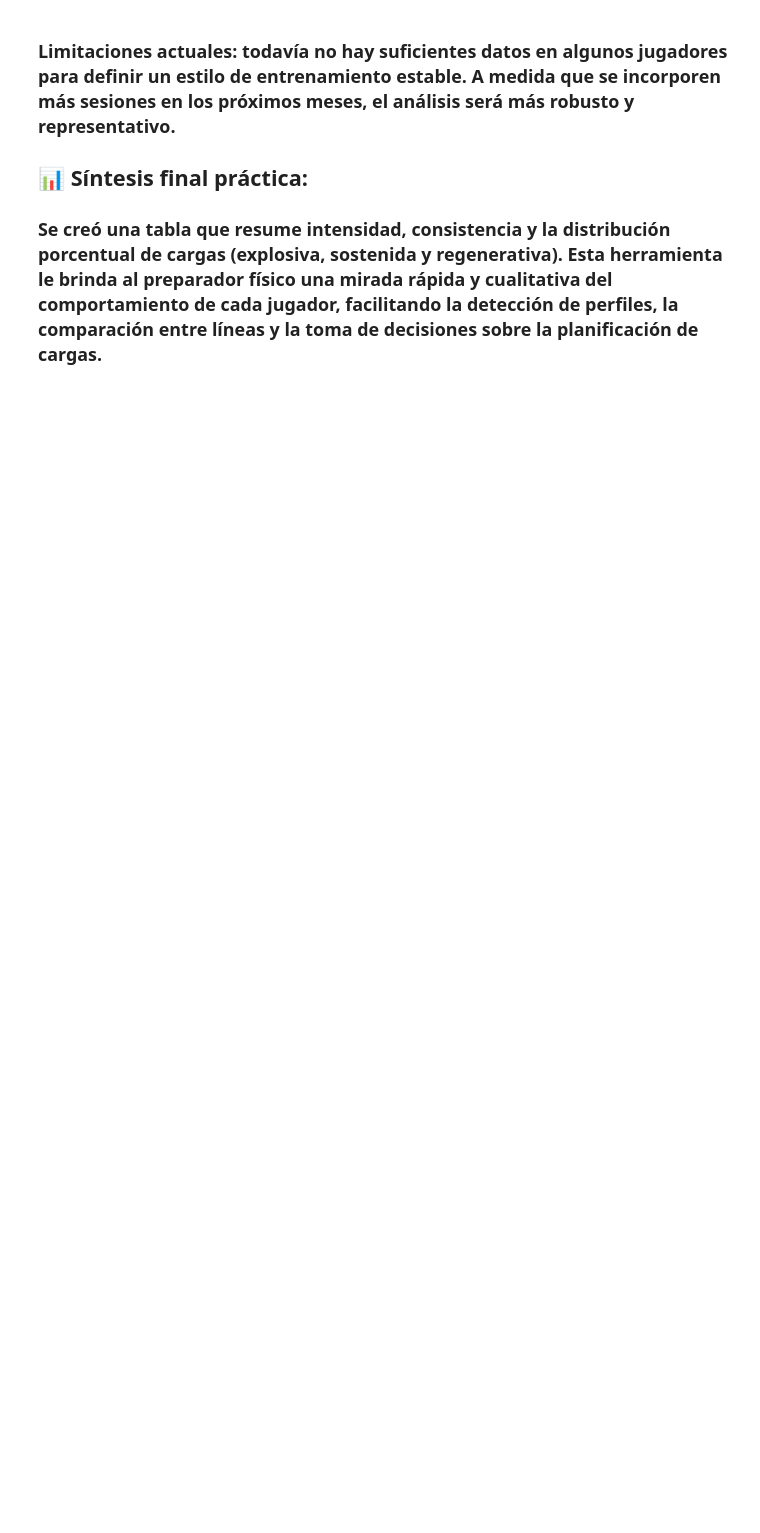
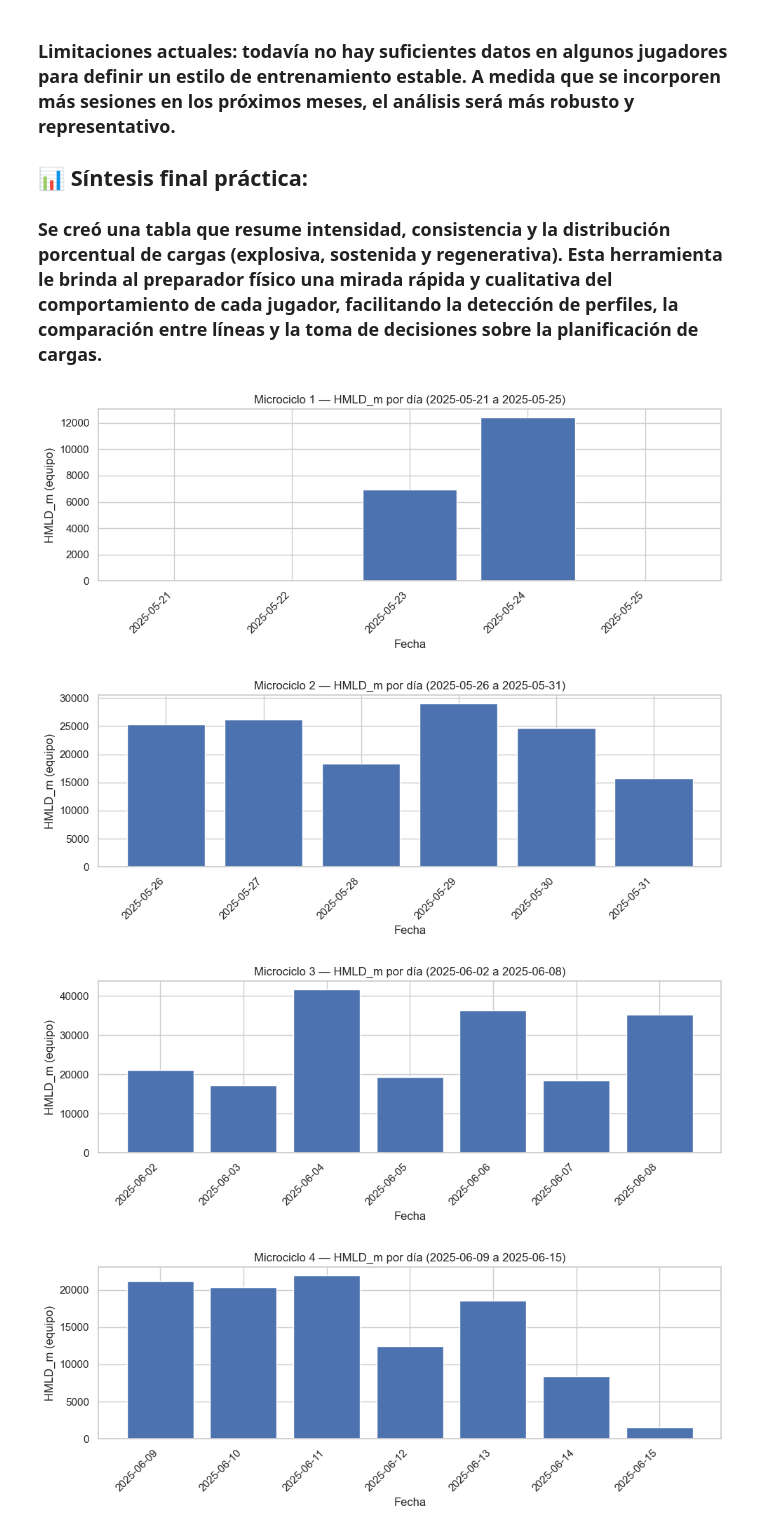
Before and after one commit to cuarty/chivas_ml, a Jupyter notebook: notebooks/analisis_entrenamientos.ipynb, the cells around one changed output. Saved outputs shown, nothing was run; the diff lists cells and outputs as text; code cells hidden in the pictures; blank space fills up the shorter version.

```diff
--- a/notebooks/analisis_entrenamientos.ipynb
+++ b/notebooks/analisis_entrenamientos.ipynb
@@ -557,3 +557,50 @@ if 'fecha' in df_roberto_alvarado.columns:
 
 ## 📊 Síntesis final práctica:
 ### Se creó una tabla que resume intensidad, consistencia y la distribución porcentual de cargas (explosiva, sostenida y regenerativa). Esta herramienta le brinda al preparador físico una mirada rápida y cualitativa del comportamiento de cada jugador, facilitando la detección de perfiles, la comparación entre líneas y la toma de decisiones sobre la planificación de cargas.
+# %%
+import pandas as pd
+import matplotlib.pyplot as plt
+
+# ---- Definí tus microciclos (fechas en formato YYYY-MM-DD) ----
+microciclos = {
+    1: ("2025-05-21", "2025-05-25"),
+    2: ("2025-05-26", "2025-05-31"),
+    3: ("2025-06-02", "2025-06-08"),
+    4: ("2025-06-09", "2025-06-15"),
+    5: ("2025-06-16", "2025-06-22"),
+    6: ("2025-06-23", "2025-06-29"),
+    7: ("2025-07-01", "2025-07-06"),
+    8: ("2025-07-07", "2025-07-13"),
+}
+
+# ---- Helper para graficar un microciclo por día (equipo completo) ----
+def plot_microciclo(df_ent, n_mc, fecha_ini, fecha_fin):
+    # filtro por rango
+    mask = (df_ent["fecha"] >= pd.to_datetime(fecha_ini)) & (df_ent["fecha"] <= pd.to_datetime(fecha_fin))
+    df_rng = df_ent.loc[mask].copy()
+
+    # agrego por día (equipo completo)
+    serie = (
+        df_rng.groupby(df_rng["fecha"].dt.date)["hmld_m"]
+        .sum()
+        .reindex(pd.date_range(fecha_ini, fecha_fin, freq="D").date, fill_value=0)
+    )
+
+    # gráfico de barras
+    plt.figure(figsize=(10, 4))
+    plt.bar(serie.index.astype(str), serie.values)
+    plt.title(f"Microciclo {n_mc} — HMLD_m por día ({fecha_ini} a {fecha_fin})")
+    plt.xlabel("Fecha")
+    plt.ylabel("HMLD_m (equipo)")
+    plt.xticks(rotation=45, ha="right")
+    plt.tight_layout()
+    plt.show()
+
+# ---- Ejecutá para todos los microciclos ----
+for n_mc, (ini, fin) in microciclos.items():
+    plot_microciclo(df_ent, n_mc, ini, fin)
+# %% [output]
+[figure, added]
+[figure, added]
+[figure, added]
+[figure, added]
```
Also changed, not shown: parts of 17 cells of this notebook, 38 other files.
